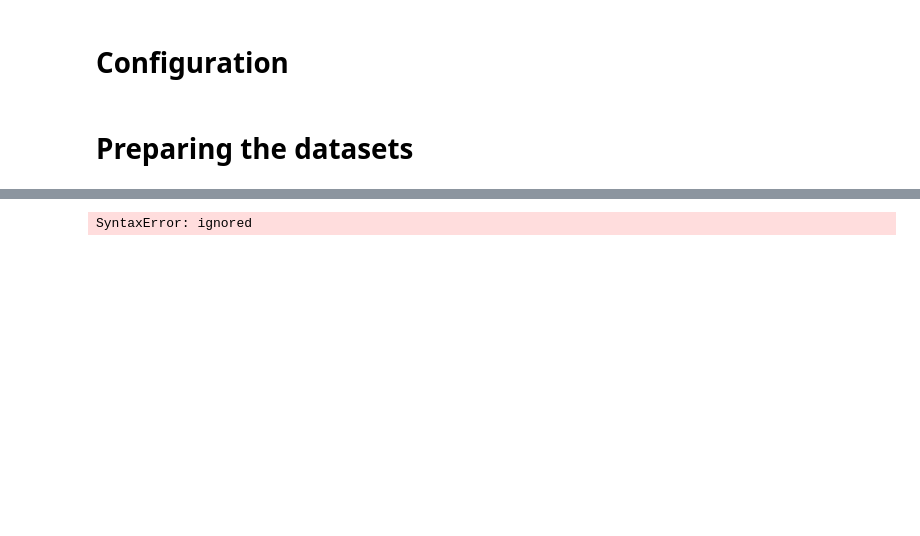
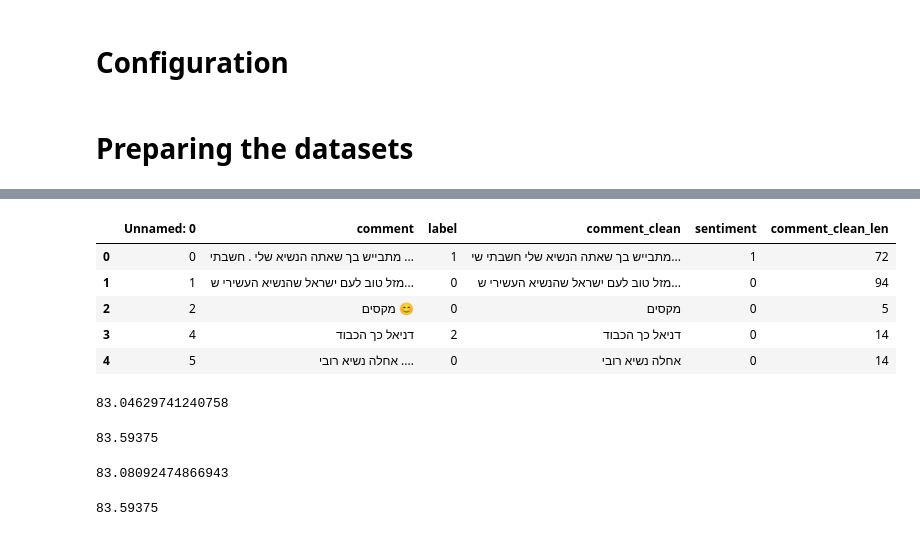
Before and after one commit to wzwzeyal/ojt_bert, a Jupyter notebook: notebooks_models/sanity.ipynb, the cells around one changed output, grey strips where cells are left out. Drawn from its saved outputs; the diff is of its cells as text; code cells hidden in the pictures; blank space fills up the shorter version.

```diff
--- a/notebooks_models/sanity.ipynb
+++ b/notebooks_models/sanity.ipynb
@@ -39,6 +38,7 @@ from datasets import load_dataset, DatasetDict, Dataset
 MODEL_CKPT = "onlplab/alephbert-base"
 TEXT_COLUMN_NAME = "comment"
 LABEL_COLUMN_NAME = "label"
+SENTIMENT_COLUMN_NAME = "sentiment"
 HUGGINGFACE_LABEL_COLUMN_NAME = "labels"
 NUM_LABELS = 3
 TRAIN_BATCH_SIZE = 8
@@ -47,10 +49,10 @@ NUM_EPOCS = 1
 # %% [markdown]
 # Preparing the datasets
 # %%
-import pandas as pd
 
-train_df = pd.read_csv('./ojt_bert/data/for_sentiment/train_token_df.gz').head(128)
-test_df = pd.read_csv('./ojt_bert/data/for_sentiment/val_token_df.gz').head(32)
+
+train_df = pd.read_csv('../data/for_sentiment/train_token_df.gz').head(1024)
+test_df = pd.read_csv('../data/for_sentiment/val_token_df.gz').head(128)
 raw_datasets = DatasetDict()
 raw_datasets["train"] = Dataset.from_pandas(train_df[[TEXT_COLUMN_NAME, LABEL_COLUMN_NAME]])
 raw_datasets["test"] = Dataset.from_pandas(test_df[[TEXT_COLUMN_NAME, LABEL_COLUMN_NAME]])
@@ -128,4 +130,16 @@ TrainOutput(global_step=48, training_loss=0.2678786913553874, metrics={'train_ru
-# %%
-break;
-# %% [output]
-SyntaxError: ignored
+# %%
+def sentiment_score(review):
+    tokens = tokenizer.encode(review, return_tensors='pt')
+    result = model.to('cpu')(tokens)
+    return int(torch.argmax(result.logits))
+# %%
+test_df[SENTIMENT_COLUMN_NAME] = test_df[TEXT_COLUMN_NAME].apply(lambda x: sentiment_score(x))
+# %%
+test_df.head()
+# %% [output]
+|  | Unnamed: 0 | comment | label | comment_clean | sentiment | comment_clean_len |
+| 0 | 0 | מתבייש בך שאתה הנשיא שלי . חשבתי ... | 1 | מתבייש בך שאתה הנשיא שלי חשבתי שי... | 1 | 72 |
+| 1 | 1 | מזל טוב לעם ישראל שהנשיא העשירי ש... | 0 | מזל טוב לעם ישראל שהנשיא העשירי ש... | 0 | 94 |
+| 2 | 2 | מקסים 😊 | 0 | מקסים | 0 | 5 |
+| 3 | 4 | דניאל כך הכבוד | 2 | דניאל כך הכבוד | 0 | 14 |
+| 4 | 5 | אחלה נשיא רובי .... | 0 | אחלה נשיא רובי | 0 | 14 |
@@ -131,0 +149,21 @@ SyntaxError: ignored
+# %%
+f1 = f1_score(y_true, y_pred, average='weighted') * 100
+f1
+# %% [output]
+83.04629741240758
+# %%
+# accuracy_score, precision_score, recall_score
+val_acc = accuracy_score(y_true, y_pred) * 100
+val_acc
+# %% [output]
+83.59375
+# %%
+precision = precision_score(y_true, y_pred, average='weighted') * 100
+precision
+# %% [output]
+83.08092474866943
+# %%
+recall = recall_score(y_true, y_pred, average='weighted') * 100
+recall
+# %% [output]
+83.59375
```
Also changed, not shown: parts of 30 cells of this notebook.
